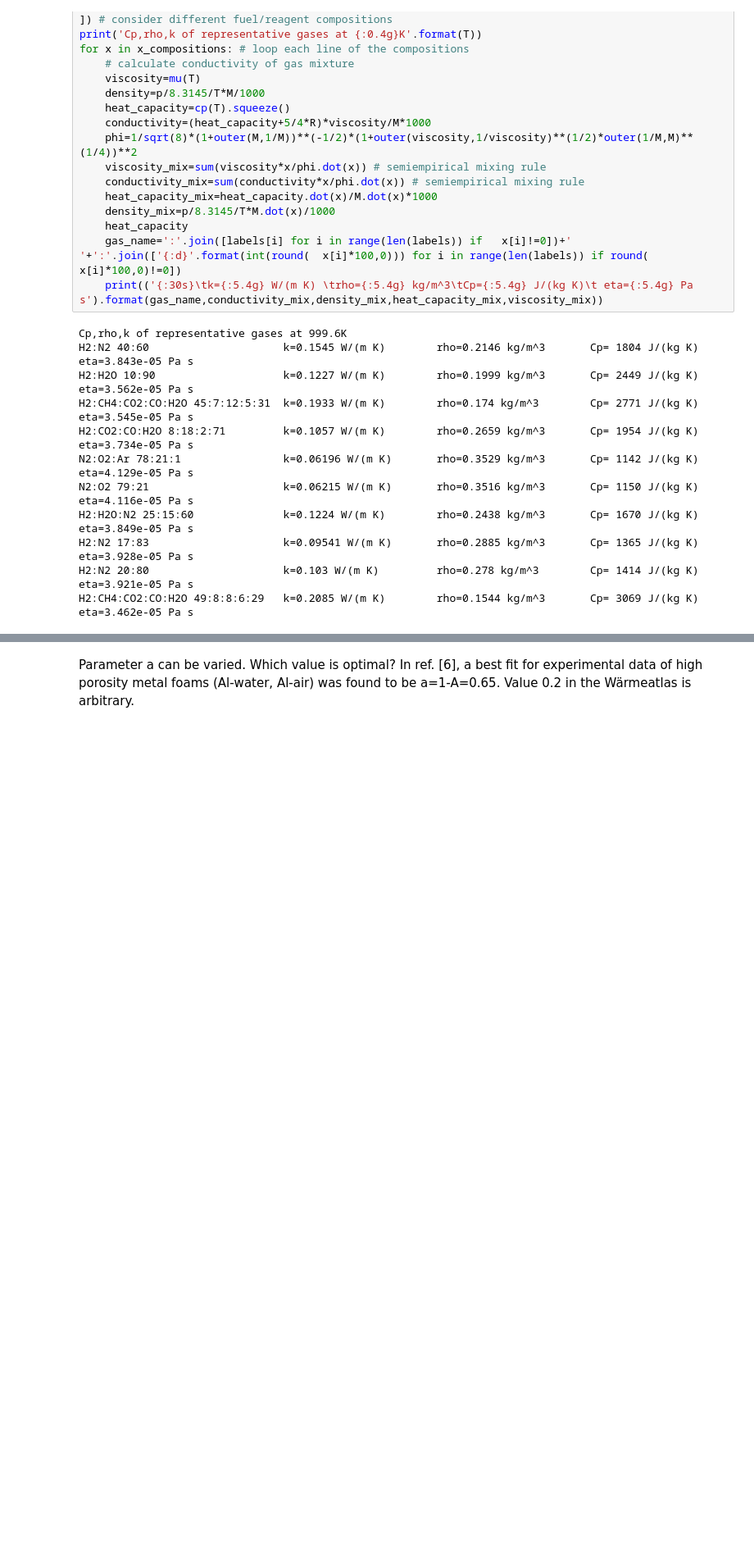
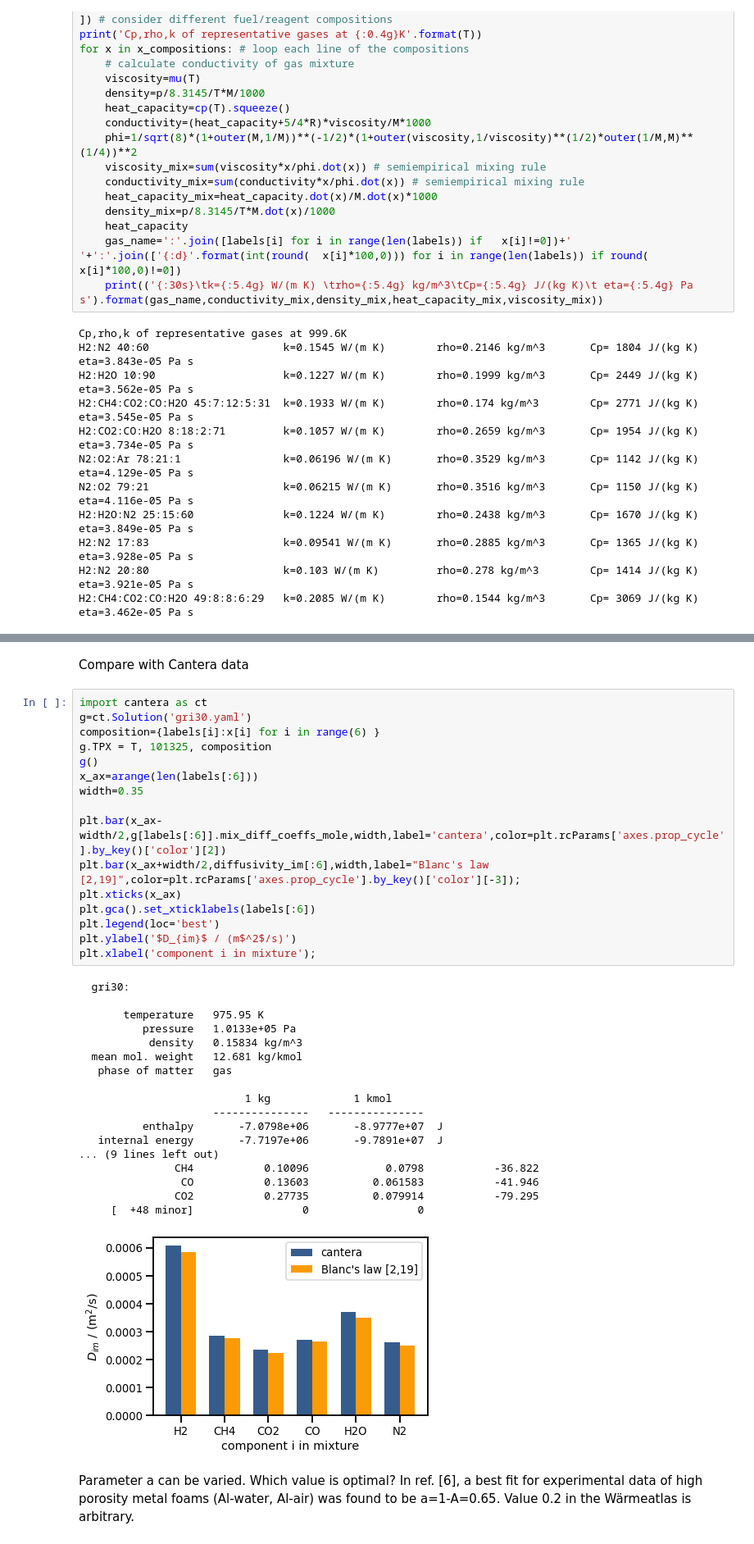
Before and after one commit to santiago-salas-v/walas, a Jupyter notebook: Ni-foam.ipynb, the cells around one changed output, grey strips where cells are left out. Shown at 82% size. Drawn from its saved outputs; the diff is of its cells as text; blank space fills up the shorter version.

Commit message:
comparison to cantera

```diff
--- a/Ni-foam.ipynb
+++ b/Ni-foam.ipynb
@@ -789,3 +772,40 @@ array([ 2, 16, 44, 28, 18, 28, 32, 40,  4, 78, 84, 86])
+# %% [markdown]
+Compare with Cantera data
+# %%
+import cantera as ct
+g=ct.Solution('gri30.yaml')
+composition={labels[i]:x[i] for i in range(6) }
+g.TPX = T, 101325, composition
+g()
+x_ax=arange(len(labels[:6]))
+width=0.35
+
+plt.bar(x_ax-width/2,g[labels[:6]].mix_diff_coeffs_mole,width,label='cantera',color=plt.rcParams['axes.prop_cycle'].by_key()['color'][2])
+plt.bar(x_ax+width/2,diffusivity_im[:6],width,label="Blanc's law [2,19]",color=plt.rcParams['axes.prop_cycle'].by_key()['color'][-3]);
+plt.xticks(x_ax)
+plt.gca().set_xticklabels(labels[:6])
+plt.legend(loc='best')
+plt.ylabel('$D_{im}$ / (m$^2$/s)')
+plt.xlabel('component i in mixture');
+# %% [output]
+  gri30:
+
+       temperature   975.95 K
+          pressure   1.0133e+05 Pa
+           density   0.15834 kg/m^3
+  mean mol. weight   12.681 kg/kmol
+   phase of matter   gas
+
+                          1 kg             1 kmol
+                     ---------------   ---------------
+          enthalpy       -7.0798e+06       -8.9777e+07  J
+   internal energy       -7.7197e+06       -9.7891e+07  J
+... (9 lines left out)
+               CH4           0.10096            0.0798           -36.822
+                CO           0.13603          0.061583           -41.946
+               CO2           0.27735          0.079914           -79.295
+     [  +48 minor]                 0                 0
+[figure, added]
 # %% [markdown]
 Parameter a can be varied. Which value is optimal? In ref. [6], a best fit for experimental data of high porosity metal foams (Al-water, Al-air) was found to be a=1-A=0.65. Value 0.2 in the Wärmeatlas is arbitrary.
 # %%
```
Also changed, not shown: parts of 9 cells of this notebook.
